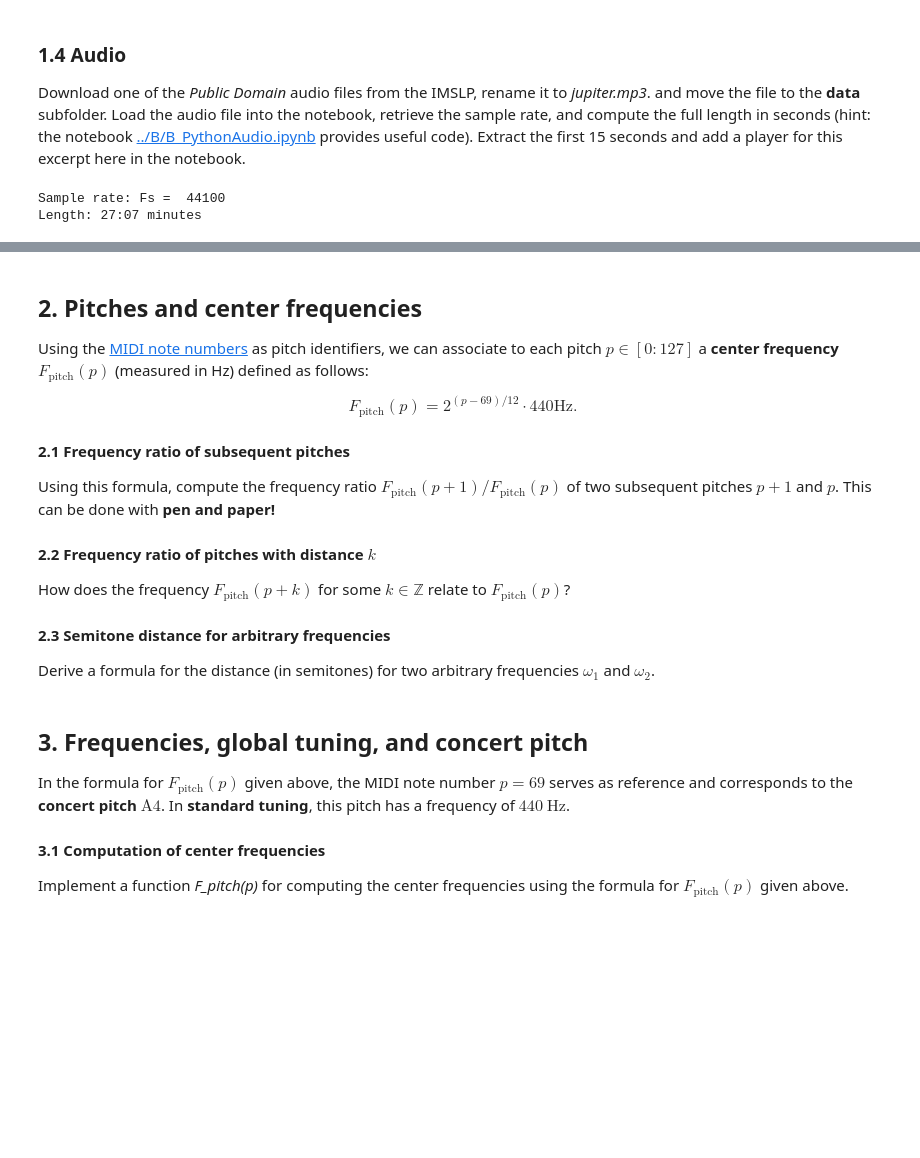
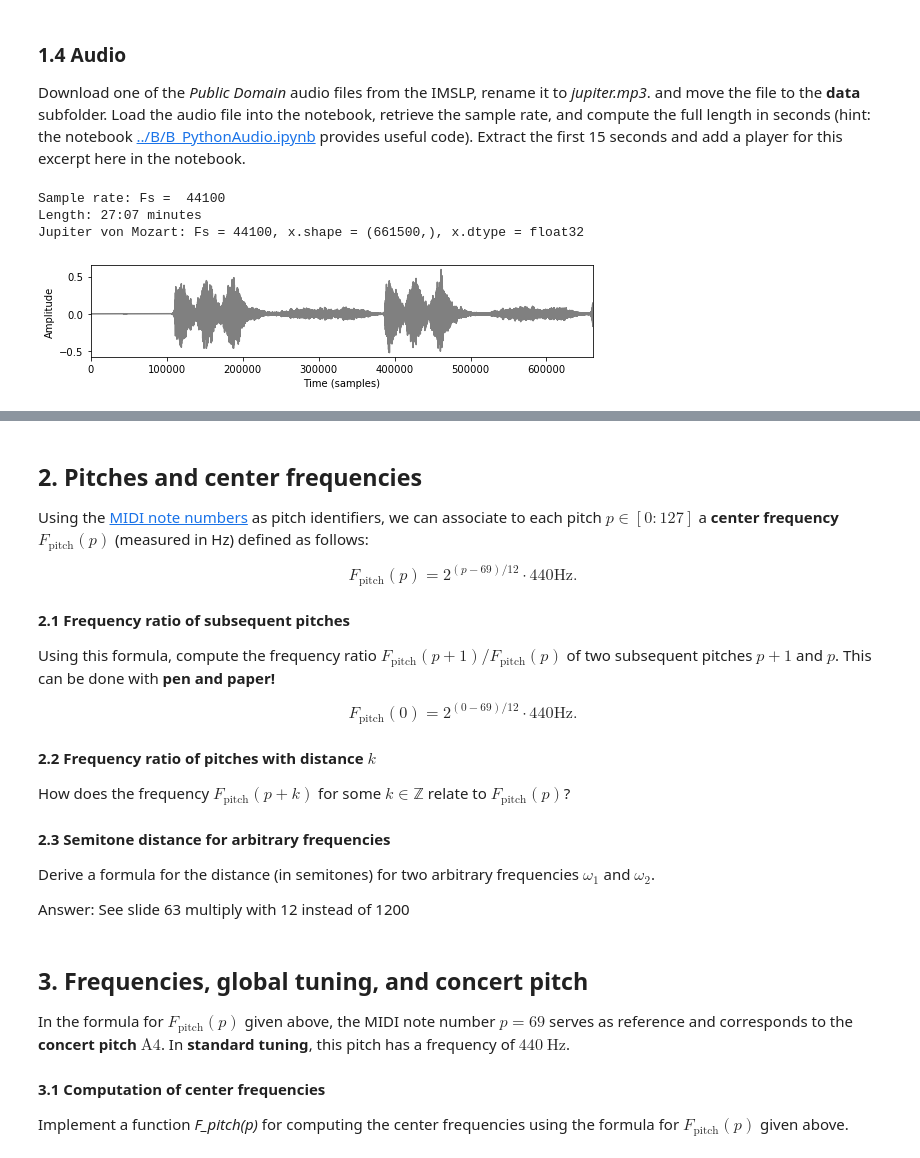
Before and after one commit to marc-philipp-knechtle/mir, a Jupyter notebook: ExerciseMIR/exercise_01.ipynb, the cells around one changed output, grey strips where cells are left out. Saved outputs shown, nothing was run; the diff lists cells and outputs as text; code cells hidden in the pictures; blank space fills up the shorter version.

```diff
--- a/ExerciseMIR/exercise_01.ipynb
+++ b/ExerciseMIR/exercise_01.ipynb
@@ -81,24 +81,49 @@ Download one of the _Public Domain_ audio files from the IMSLP, rename it to _ju
 # %%
 import os
 import numpy as np
 from matplotlib import pyplot as plt
 import IPython.display as ipd
 import librosa
 import pandas as pd
 %matplotlib inline
 
 ### your code here
+def print_plot_play(x, Fs, text=''):
+    """1. Prints information about an audio singal, 2. plots the waveform, and 3. Creates player
+
+    Notebook: C1/B_PythonAudio.ipynb
+
+    Args:
+        x: Input signal
+        Fs: Sampling rate of x
+        text: Text to print
+    """
+    print('%s Fs = %d, x.shape = %s, x.dtype = %s' % (text, Fs, x.shape, x.dtype))
+    plt.figure(figsize=(8, 2))
+    plt.plot(x, color='gray')
+    plt.xlim([0, x.shape[0]])
+    plt.xlabel('Time (samples)')
+    plt.ylabel('Amplitude')
+    plt.tight_layout()
+    plt.show()
+    ipd.display(ipd.Audio(data=x, rate=Fs))
+
 
 # load audio
 filepath_mp3 = "data/jupiter.mp3"
 # sr = sample rate, None preserves the native sample rate
 x, Fs = librosa.load(os.path.join(filepath_mp3), sr=None)
-length_in_seconds = len(x)/Fs
+length_in_seconds = len(x) / Fs
 
 print('Sample rate: Fs =  %0.0f' % (Fs))
-print('Length: %1d:%02d minutes' % (length_in_seconds//60, np.remainder(length_in_seconds, 60)))
+print('Length: %1d:%02d minutes' % (length_in_seconds // 60, np.remainder(length_in_seconds, 60)))
 
 # create audio player
+
+first_15_seconds = x[0:15 * Fs]
+print_plot_play(x=first_15_seconds, Fs=Fs, text='Jupiter von Mozart:')
 # %% [output]
 Sample rate: Fs =  44100
 Length: 27:07 minutes
+Jupiter von Mozart: Fs = 44100, x.shape = (661500,), x.dtype = float32
+[figure, added]
@@ -115,6 +141,9 @@ $$
 
 Using this formula, compute the frequency ratio $F_\mathrm{pitch}(p+1)/F_\mathrm{pitch}(p)$ of two subsequent pitches $p+1$ and $p$. This can be done with __pen and paper!__
 
+$$
+F_\mathrm{pitch}(0) = 2^{(0-69)/12} \cdot 440\mathrm{Hz}.
+$$
 
 #### 2.2 Frequency ratio of pitches with distance $k$
 
@@ -124,6 +153,8 @@ How does the frequency $F_\mathrm{pitch}(p+k)$ for some $k\in\mathbb{Z}$ relate
 #### 2.3 Semitone distance for arbitrary frequencies
 
 Derive a formula for the distance (in semitones) for two arbitrary frequencies $\omega_1$ and $\omega_2$.
+
+Answer: See slide 63 multiply with 12 instead of 1200
 # %% [markdown]
 ## 3. Frequencies, global tuning, and concert pitch
 
```
Also changed, not shown: parts of 14 cells of this notebook.
